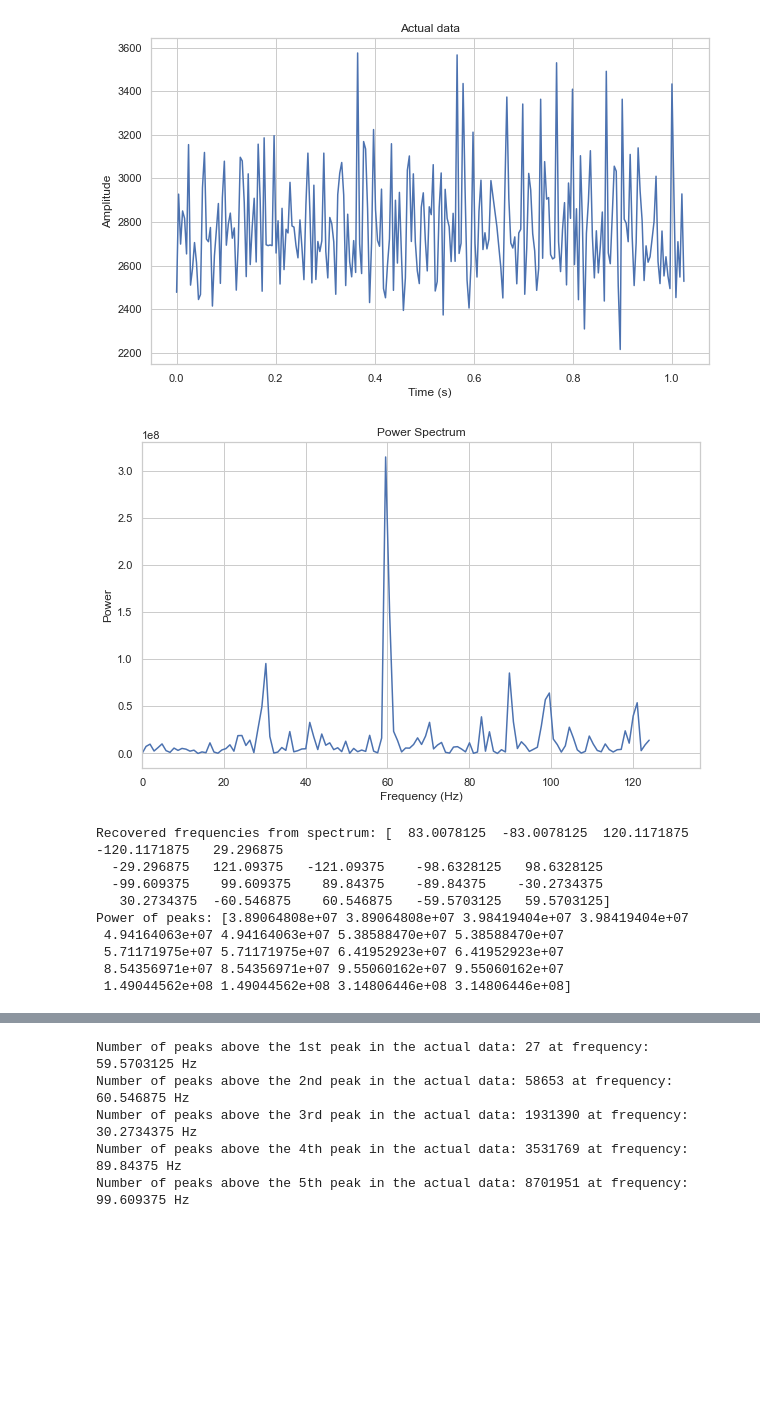
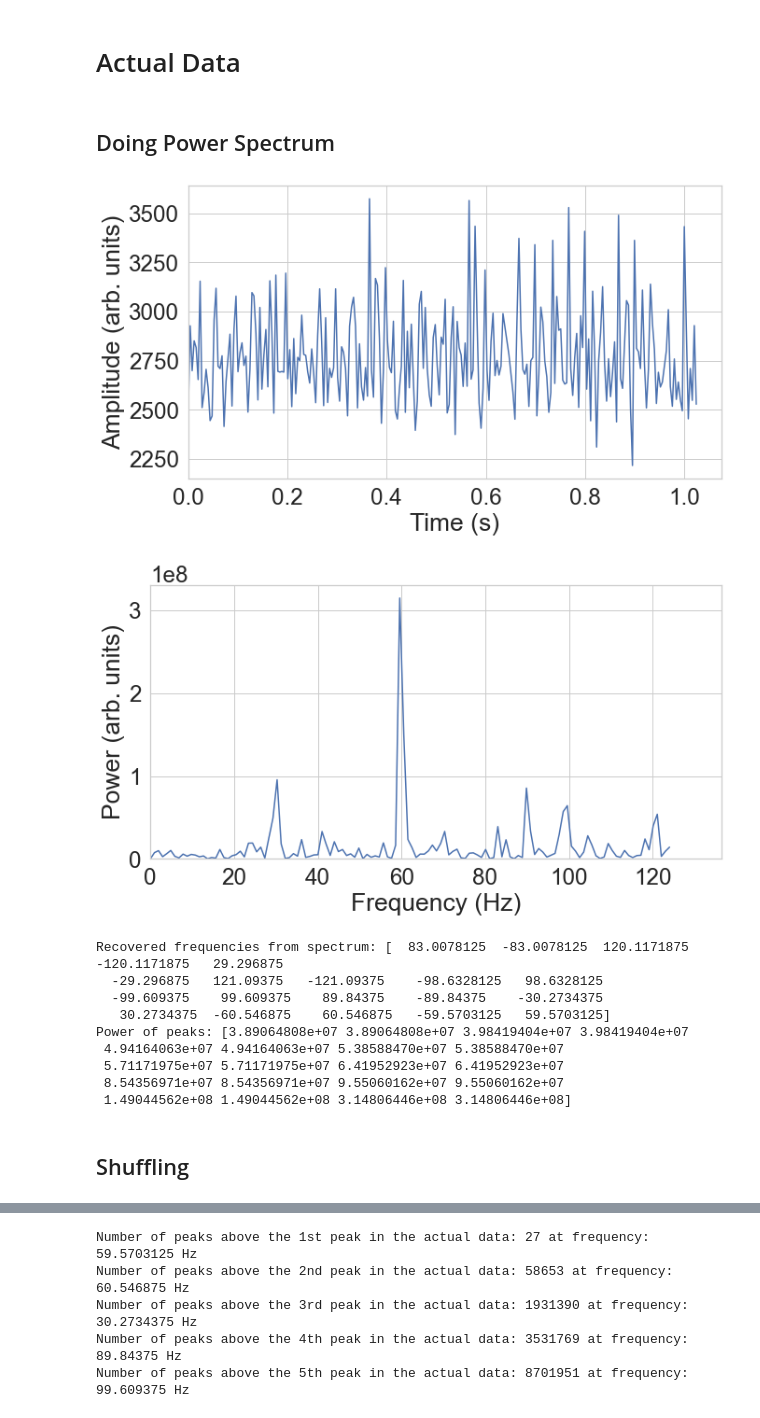
Before and after one commit to Joao-Carlos-S-G-de-A/Pulsar-Fourier-Transform, a Jupyter notebook: Main.ipynb, the cells around one changed output, grey strips where cells are left out. Drawn from its saved outputs; the diff is of its cells as text; code cells hidden in the pictures; blank space fills up the shorter version.

```diff
--- a/Main.ipynb
+++ b/Main.ipynb
@@ -67,42 +164,51 @@ Recovered frequencies from spectrum: [-100.  100.]
+# %% [markdown]
+# Actual Data
+# %% [markdown]
+## Doing Power Spectrum
 # %%
 data = np.genfromtxt('pulsar.dat') #import data
 number_of_samples = len(data)
 periodsample = 0.004 # seconds
 time = np.linspace(0, number_of_samples*periodsample, number_of_samples)
 
 # Plot actual data
 plt.figure(figsize=(10, 6))
 sns.lineplot(x=time, y=data)
-plt.title('Actual data')
+#plt.title('Actual data')
 plt.xlabel('Time (s)')
-plt.ylabel('Amplitude')
+plt.ylabel('Amplitude (arb. units)')
+plt.tight_layout()
+plt.xlim(0, )
+plt.savefig('actual_data.png')
 plt.show()
 
 sampling_rate = 1/periodsample  # per milli second
 
 # Perform Fourier transform
 frequencies, power_spectrum = recover_frequencies(data, sampling_rate)
-
 # Plot power spectrum
 plt.figure(figsize=(10, 6))
 power_spectrum[0] = 0 #setting to zero to remove the constant, non varying luminosity
 sns.lineplot(x=frequencies, y=power_spectrum)
-plt.title('Power Spectrum')
+#plt.title('Power Spectrum')
 plt.xlabel('Frequency (Hz)')
-plt.ylabel('Power')
+plt.ylabel('Power (arb. units)')
 plt.xlim(0,)
+plt.ylim(0,)
+plt.tight_layout()
+plt.savefig('power_spectrum_actual.png')
 plt.show()
 
 
 # Find peaks in power spectrum
 peaks_idx = np.argsort(power_spectrum)[-20:]  # Get indices of two highest peaks
 freqs_actual = frequencies[peaks_idx]  # Get corresponding frequencies
 powers_actual = power_spectrum[peaks_idx]  # Get corresponding power
 print("Recovered frequencies from spectrum:", freqs_actual)
 print("Power of peaks:", powers_actual)
 # %% [output]
-[figure, old version]
+[figure, new version]
-[figure, old version]
+[figure, new version]
 Recovered frequencies from spectrum: [  83.0078125  -83.0078125  120.1171875 -120.1171875   29.296875
   -29.296875   121.09375   -121.09375    -98.6328125   98.6328125
   -99.609375    99.609375    89.84375    -89.84375    -30.2734375
@@ -112,3 +218,5 @@ Power of peaks: [3.89064808e+07 3.89064808e+07 3.98419404e+07 3.98419404e+07
  5.71171975e+07 5.71171975e+07 6.41952923e+07 6.41952923e+07
  8.54356971e+07 8.54356971e+07 9.55060162e+07 9.55060162e+07
  1.49044562e+08 1.49044562e+08 3.14806446e+08 3.14806446e+08]
+# %% [markdown]
+## Shuffling
```
Also changed, not shown: parts of 22 cells of this notebook, 7 other files.
